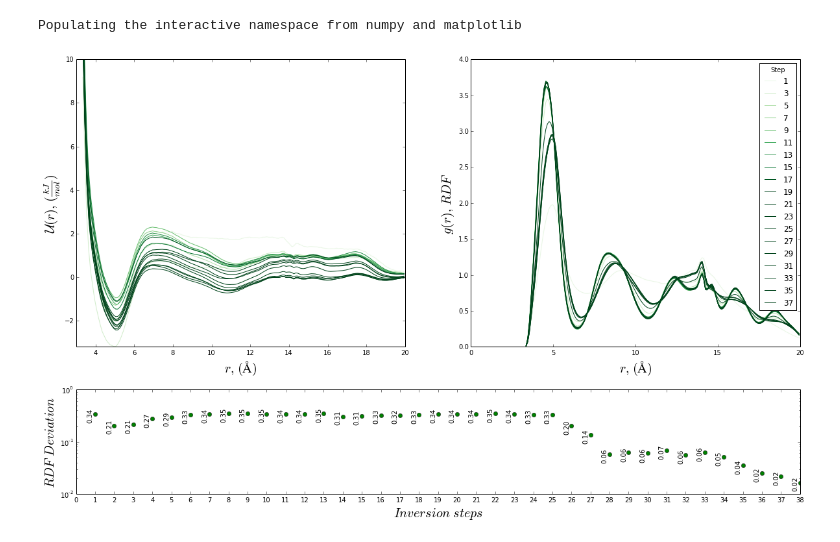
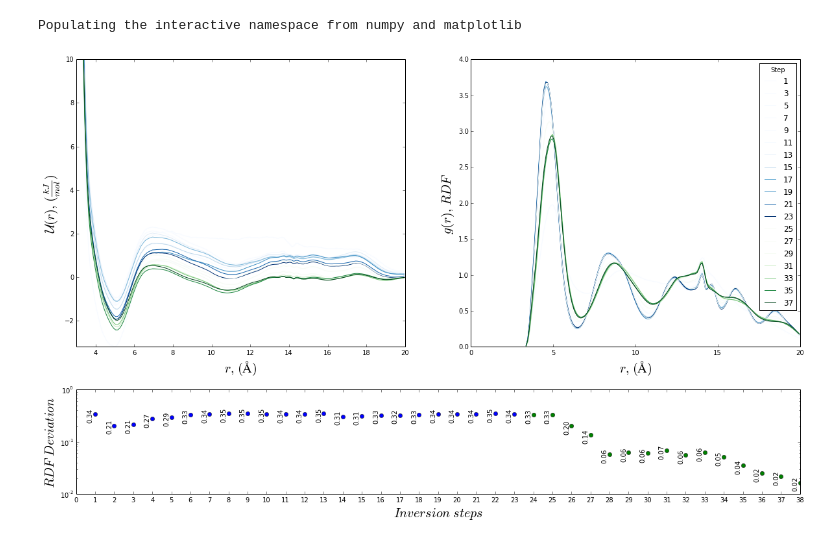
Before and after one commit to acnz/Project, a Jupyter notebook: graphs/InvHigh.ipynb, the cells around one changed output. Saved outputs shown, nothing was run; the diff lists cells and outputs as text; code cells hidden in the pictures.

```diff
--- a/graphs/InvHigh.ipynb
+++ b/graphs/InvHigh.ipynb
@@ -51,34 +51,41 @@ import matplotlib.cm as cm
 plt.figure(figsize=(20,12), dpi=300)
 
 plt.subplot2grid((12,2), (0,0) , rowspan=8)
 plt.xlabel(r'$r,\  (\AA)$',fontsize=20)
 plt.ylabel(r'$\mathcal{U}(r),\ (\frac{kJ}{mol})$',fontsize=20)
 plt.axis([3, 20, -3.2,10])
 for i in xrange(len(p)):
     if(i % 2 == 0 ):
-        c = cm.Greens(0.1+(((20*i)/float(len(p)))/10),1)
+        if(i<=23):
+            c = cm.Blues(0.1+(((20*(i-12))/float(23))/10),1)
+        else:
+            c = cm.Greens(0.1+(((20*(i-29))/float(len(p)-23))/10),1)
         g = np.array(p[i])
         plt.plot(g[:,0],g[:,1],label=i+1,color=c)
 plt.subplot2grid((12,2), (0,1) , rowspan=8)
 plt.xlabel(r'$r,\  (\AA)$',fontsize=20)
 plt.ylabel(r'$g(r),\  RDF$',fontsize=20)
 plt.axis([0, 20, 0,4])
 for i in xrange(len(r)):
     if(i % 2 == 0 ):
-        c = cm.Greens(0.1+(((20*i)/float(len(r)))/10),1)
+        if(i<=23):
+            c = cm.Blues(0.1+(((20*(i-12))/float(23))/10),1)
+        else:
+            c = cm.Greens(0.1+(((20*(i-29))/float(len(p)-23))/10),1)
         g = np.array(r[i])
         plt.plot(g[:,0],g[:,1],label=i+1,color=c)
         plt.legend( title='Step',loc='upper right')
 plt.subplot2grid((12,2), (9,0) , rowspan=3, colspan=2)
 plt.yscale('log')
-plt.plot(d[:,0],d[:,1],'go')
+plt.plot(d[:23,0],d[:23,1],'bo')
+plt.plot(d[23:,0],d[23:,1],'go')
 for i,j in zip(d[:,0],d[:,1]):
     plt.annotate('%0.2f'%(j),rotation=90,xy=(i-0.40,j))
 plt.xlabel(r'$Inversion \ steps$',fontsize=20)
 plt.ylabel(r'$RDF \ Deviation$',fontsize=20)
 plt.xlim([0, 38])
 plt.xticks(xrange(39))
 savefig("ConvHigh.png",bbox_inches='tight', dpi=300)
 plt.show()
 # %% [output]
-[figure, old version]
+[figure, new version]
```
Also changed, not shown: 15 other files.
